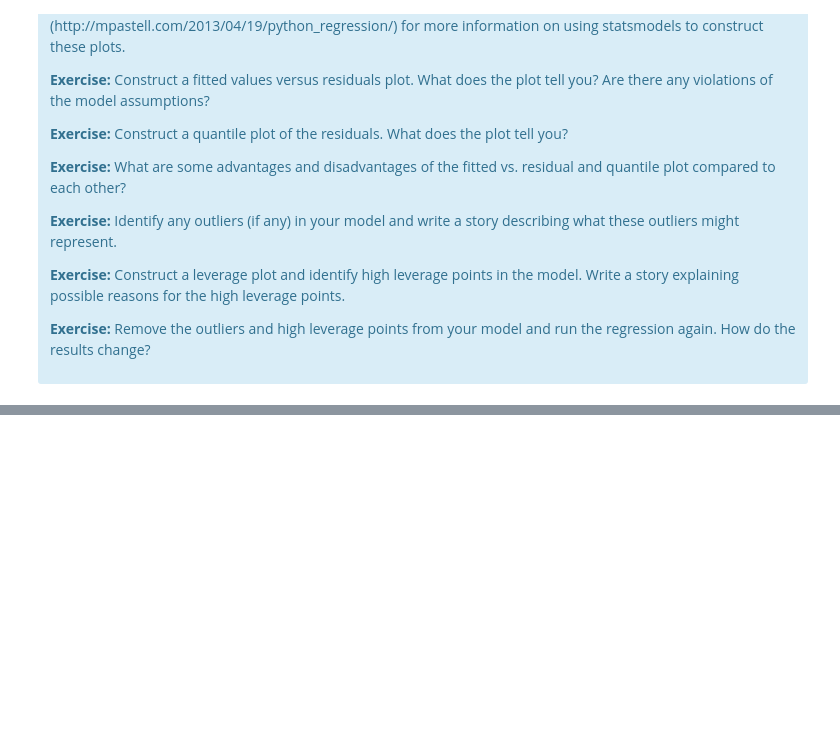
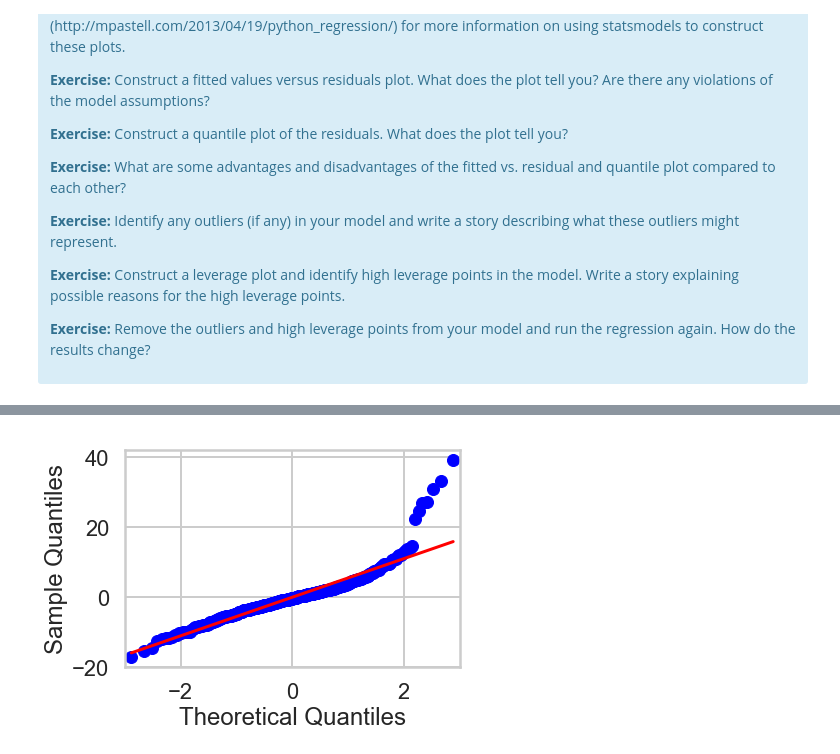
Before and after one commit to nguyenvuong45/SB-Assignments, a Jupyter notebook: linear_regression/Mini_Project_Linear_Regression.ipynb, the cells around one changed output, grey strips where cells are left out. Saved outputs shown, nothing was run; the diff lists cells and outputs as text; code cells hidden in the pictures; blank space fills up the shorter version.

```diff
--- a/linear_regression/Mini_Project_Linear_Regression.ipynb
+++ b/linear_regression/Mini_Project_Linear_Regression.ipynb
@@ -794,0 +923,10 @@ There are some other issues that are important investigate with linear regressio
+# %%
+resid = result.resid
+
+_ = sm.qqplot(resid, line='r')
+# Aside from the outlying values on the top most portion, the regression line fits to the residuals.
+# This also warrants further exploration, possibly dropping outliers, leverage points.
+# The quantile plot has the advantage of being quite clean and easy to interpret. We can easily fit a regression line
+# through and see if approximately the sample lines up with the theoretical normal.
+# %% [output]
+[figure, added]
```
Also changed, not shown: parts of 28 cells of this notebook.
